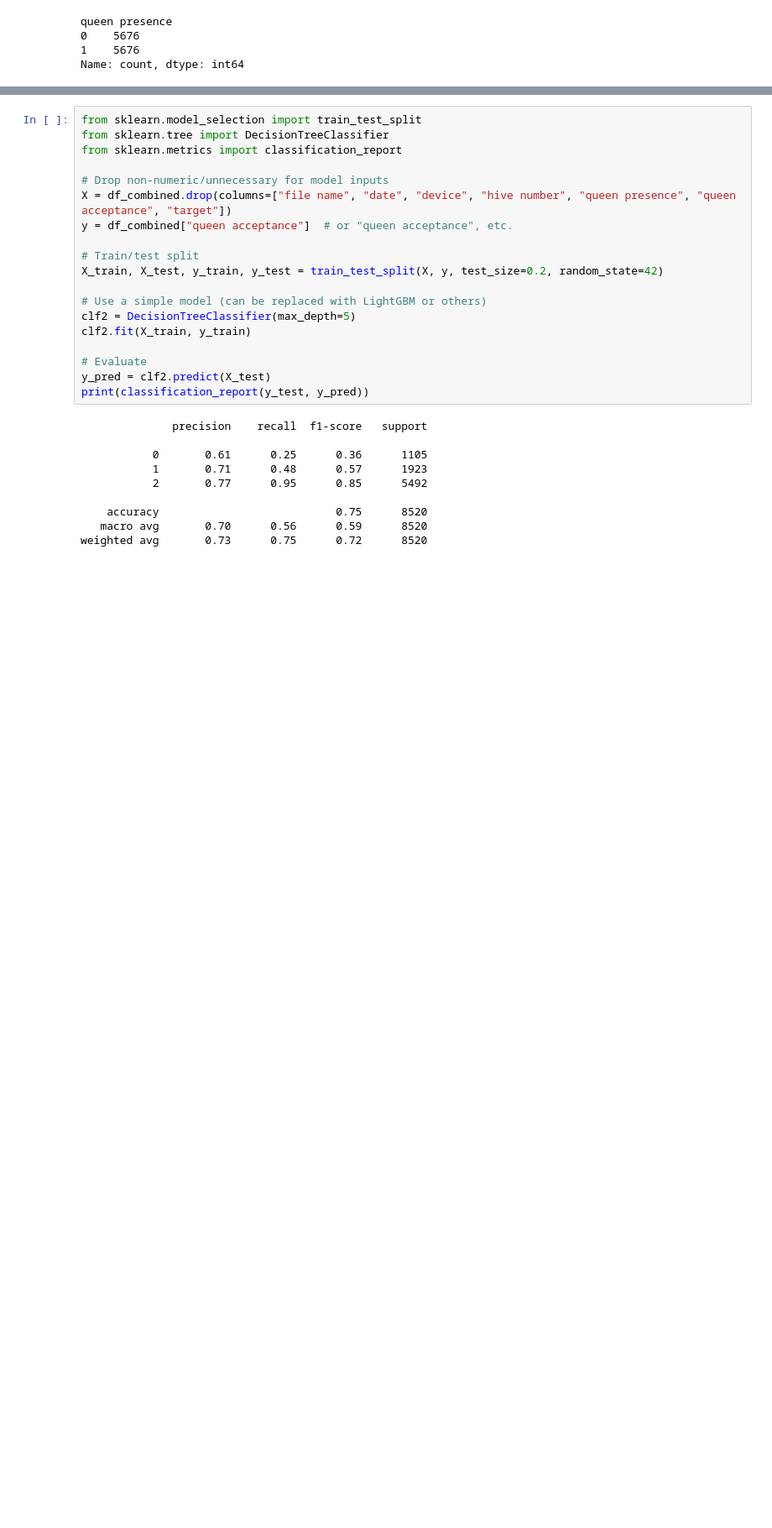
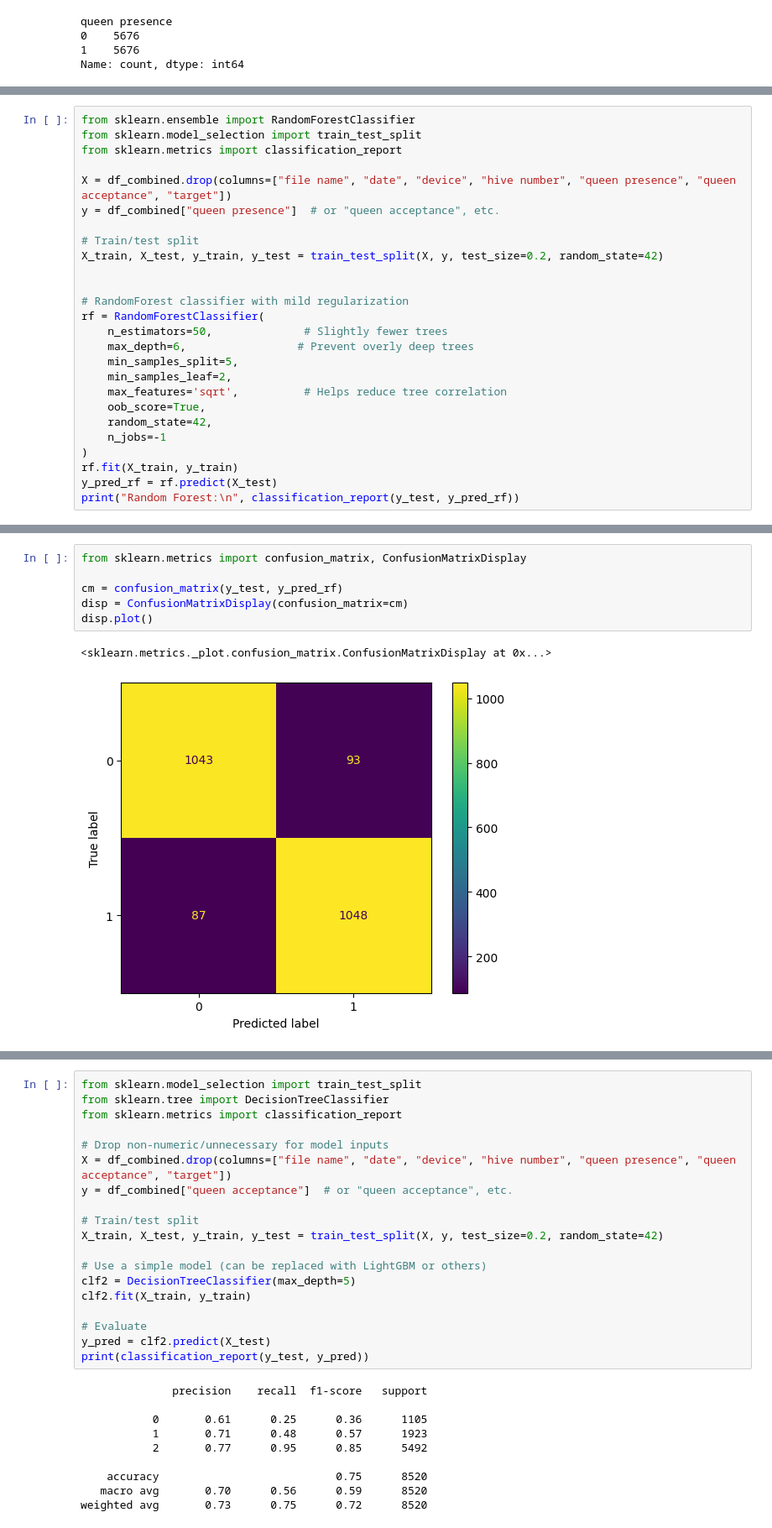
Before and after one commit to Chulanjana/Beehive-Health-Detection-System, a Jupyter notebook: analysis1.ipynb, the cells around one changed output, grey strips where cells are left out. Shown at 84% size. Cells and saved outputs as stored; diff of their text form; blank space fills up the shorter version.

Commit message:
queen prcent model randome forest

```diff
--- a/analysis1.ipynb
+++ b/analysis1.ipynb
@@ -347,0 +340,26 @@ weighted avg       0.81      0.80      0.80      2271
+# %%
+from sklearn.ensemble import RandomForestClassifier
+from sklearn.model_selection import train_test_split
+from sklearn.metrics import classification_report
+
+X = df_combined.drop(columns=["file name", "date", "device", "hive number", "queen presence", "queen acceptance", "target"])
+y = df_combined["queen presence"]  # or "queen acceptance", etc.
+
+# Train/test split
+X_train, X_test, y_train, y_test = train_test_split(X, y, test_size=0.2, random_state=42)
+
+
+# RandomForest classifier with mild regularization
+rf = RandomForestClassifier(
+    n_estimators=50,              # Slightly fewer trees
+    max_depth=6,                 # Prevent overly deep trees
+    min_samples_split=5,
+    min_samples_leaf=2,
+    max_features='sqrt',          # Helps reduce tree correlation
+    oob_score=True,
+    random_state=42,
+    n_jobs=-1
+)
+rf.fit(X_train, y_train)
+y_pred_rf = rf.predict(X_test)
+print("Random Forest:\n", classification_report(y_test, y_pred_rf))
@@ -348,3 +376,12 @@ weighted avg       0.81      0.80      0.80      2271
+# %%
+from sklearn.metrics import confusion_matrix, ConfusionMatrixDisplay
+
+cm = confusion_matrix(y_test, y_pred_rf)
+disp = ConfusionMatrixDisplay(confusion_matrix=cm)
+disp.plot()
+# %% [output]
+<sklearn.metrics._plot.confusion_matrix.ConfusionMatrixDisplay at 0x...>
+[figure, added]
 # %%
 import joblib
 
```
Also changed, not shown: parts of 12 cells of this notebook, 1 other file.
